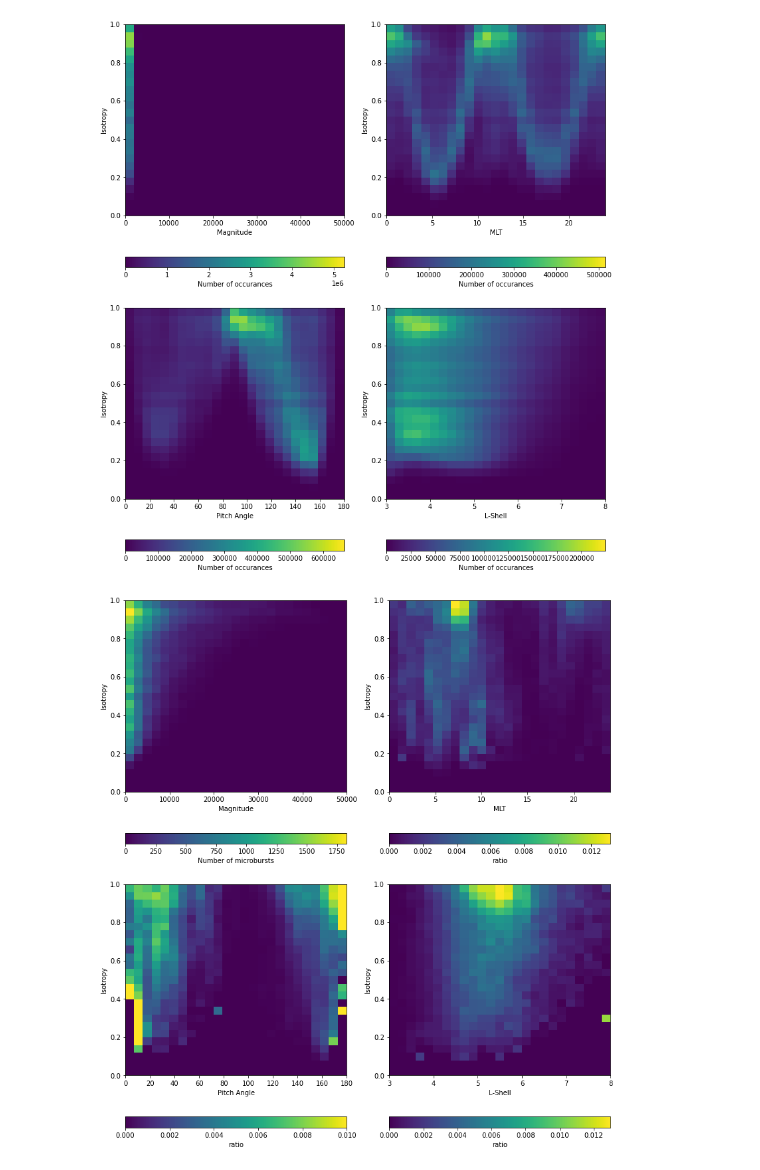
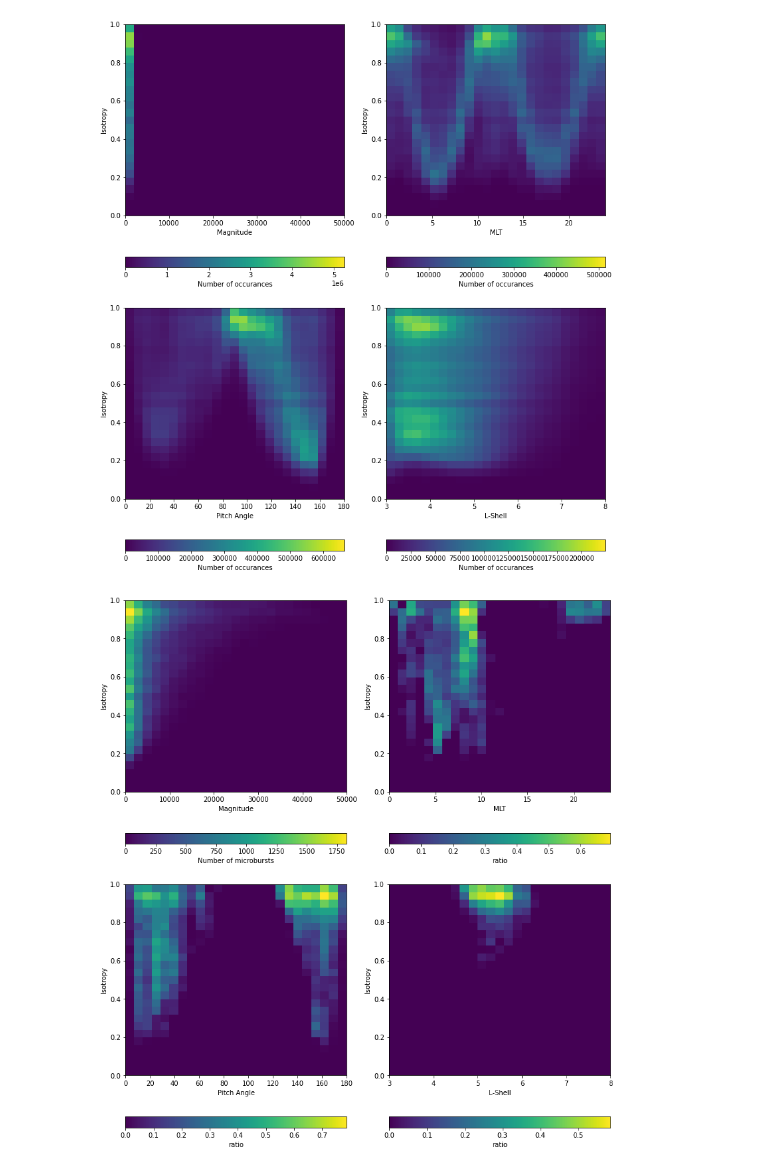
Before and after one commit to conradmr98/lasp-microburst-research, a Jupyter notebook: sampexlib/SAMPEX/Binned_Iso_HIST (year).ipynb, the cells around one changed output. Cells and saved outputs as stored; diff of their text form; code cells hidden in the pictures.

```diff
--- a/sampexlib/SAMPEX/Binned_Iso_HIST (year).ipynb
+++ b/sampexlib/SAMPEX/Binned_Iso_HIST (year).ipynb
@@ -183,42 +183,39 @@ plt.show()
 # %% [output]
 [figure]
 # %%
-ratio_MLT = H_IvMLT_MB / (H_IvMLT_BG+1)
-ratio_PA = H_IvPA_MB / (H_IvPA_BG+1)
-ratio_L = H_IvL_MB / (H_IvL_BG+1)
+#diff_MLT = H_IvMLT_BG - H_IvMLT_MB
+#diff_PA = H_IvPA_BG - H_IvPA_MB
+#diff_L = H_IvL_BG - H_IvL_MB
 
-ratio_MLT_T = H_IvMLT_MB / (H_IvMLT_BG+H_IvMLT_MB+1)
-ratio_PA_T = H_IvPA_MB / (H_IvPA_BG+H_IvPA_MB+1)
-ratio_L_T = H_IvL_MB / (H_IvL_BG+H_IvL_MB+1)
+diff_MLT = H_IvMLT_MB/np.max(H_IvMLT_MB) - H_IvMLT_BG/np.max(H_IvMLT_BG)
+diff_PA = H_IvPA_MB/np.max(H_IvPA_MB) - H_IvPA_BG/np.max(H_IvPA_BG)
+diff_L = H_IvL_MB/np.max(H_IvL_MB) - H_IvL_BG/np.max(H_IvL_BG)
 
-diff_MLT = H_IvMLT_BG - H_IvMLT_MB
-diff_PA = H_IvPA_BG - H_IvPA_MB
-diff_L = H_IvL_BG - H_IvL_MB
 
 
 _, ax = plt.subplots(2, 2, figsize=(11, 12))
 
 p_IvMag_MB = ax[0,0].pcolormesh(mag_bins, iso_bins, H_IvMag_MB.T, vmin=0)
 plt.colorbar(p_IvMag_MB, ax=ax[0,0], orientation='horizontal', label='Number of microbursts')
 ax[0,0].set_xlabel('Magnitude')
 ax[0,0].set_ylabel('Isotropy')
 
-p_ratio_MLT = ax[0,1].pcolormesh(MLT_bins, iso_bins, ratio_MLT.T, vmin=0)
-plt.colorbar(p_ratio_MLT, ax=ax[0,1], orientation='horizontal', label='ratio')
+p_diff_MLT = ax[0,1].pcolormesh(MLT_bins, iso_bins, diff_MLT.T, vmin=0)
+plt.colorbar(p_diff_MLT, ax=ax[0,1], orientation='horizontal', label='ratio')
 ax[0,1].set_xlabel('MLT')
 ax[0,1].set_ylabel('Isotropy')
 
-p_ratio_PA = ax[1,0].pcolormesh(PA_bins, iso_bins, ratio_PA.T, vmin=0, vmax=0.01)
-plt.colorbar(p_ratio_PA, ax=ax[1,0], orientation='horizontal', label='ratio')
+p_diff_PA = ax[1,0].pcolormesh(PA_bins, iso_bins, diff_PA.T, vmin=0)
+plt.colorbar(p_diff_PA, ax=ax[1,0], orientation='horizontal', label='ratio')
 ax[1,0].set_xlabel('Pitch Angle')
 ax[1,0].set_ylabel('Isotropy')
 
-p_ratio_L = ax[1,1].pcolormesh(L_bins, iso_bins, ratio_L.T, vmin=0)
-plt.colorbar(p_ratio_L, ax=ax[1,1], orientation='horizontal', label='ratio')
+p_diff_L = ax[1,1].pcolormesh(L_bins, iso_bins, diff_L.T, vmin=0)
+plt.colorbar(p_diff_L, ax=ax[1,1], orientation='horizontal', label='ratio')
 ax[1,1].set_xlabel('L-Shell')
 ax[1,1].set_ylabel('Isotropy')
 
 plt.tight_layout()
 plt.show()
 # %% [output]
-[figure, old version]
+[figure, new version]
```
Also changed, not shown: 1 other file.
